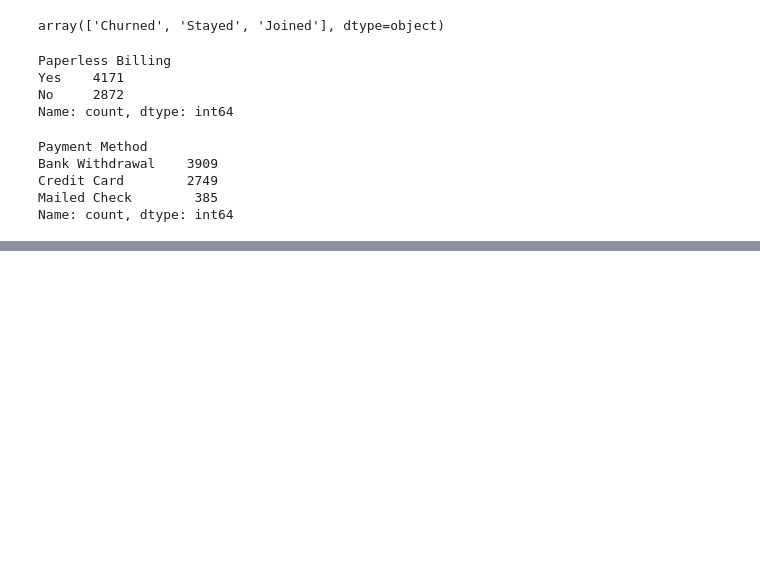
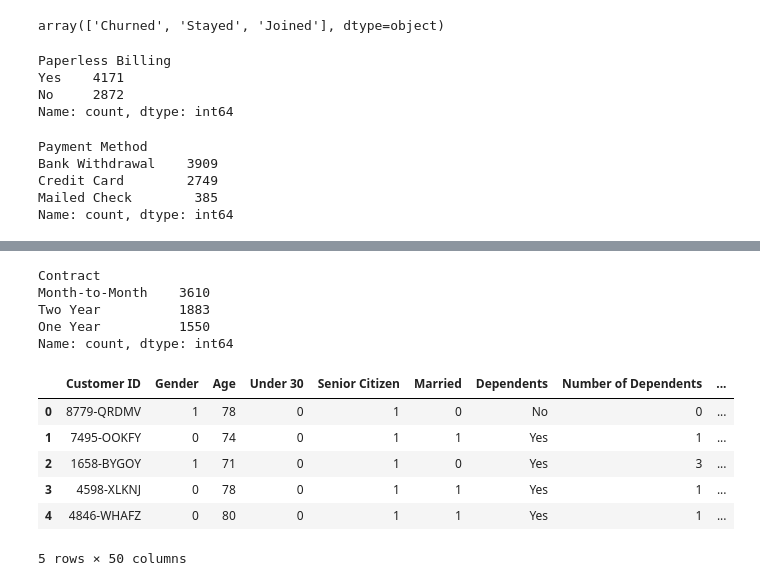
Before and after one commit to SaurabhLokhande2408/customer_churn_engine, a Jupyter notebook: dataset/eda.ipynb, the cells around one changed output, grey strips where cells are left out. Drawn from its saved outputs; the diff is of its cells as text; code cells hidden in the pictures; blank space fills up the shorter version.

```diff
--- a/dataset/eda.ipynb
+++ b/dataset/eda.ipynb
@@ -332,0 +428,4 @@ sns.heatmap(df.corr(numeric_only=True),annot=True)
+# %%
+#now feature scaling and encoding
+from sklearn.preprocessing import StandardScaler, OneHotEncoder,LabelEncoder
+le=LabelEncoder()
@@ -332,0 +449,24 @@ sns.heatmap(df.corr(numeric_only=True),annot=True)
+# %%
+df[ 'Contract'].value_counts()
+# %% [output]
+Contract
+Month-to-Month    3610
+Two Year          1883
+One Year          1550
+Name: count, dtype: int64
+# %%
+columns_to_label_encode = ['Gender', 'Married','Internet Service','Online Security', 'Device Protection Plan', 'Paperless Billing','Under 30','Senior Citizen','Multiple Lines','Premium Tech Support','Streaming TV', 'Streaming Movies',
+       'Streaming Music', 'Unlimited Data','Churn Label','Online Backup']
+# %%
+for col in columns_to_label_encode:
+    df[col] = le.fit_transform(df[col])
+# %%
+df.head()
+# %% [output]
+|  | Customer ID | Gender | Age | Under 30 | Senior Citizen | Married | Dependents | Number of Dependents | ... |
+| 0 | 8779-QRDMV | 1 | 78 | 0 | 1 | 0 | No | 0 | ... |
+| 1 | 7495-OOKFY | 0 | 74 | 0 | 1 | 1 | Yes | 1 | ... |
+| 2 | 1658-BYGOY | 1 | 71 | 0 | 1 | 0 | Yes | 3 | ... |
+| 3 | 4598-XLKNJ | 0 | 78 | 0 | 1 | 1 | Yes | 1 | ... |
+| 4 | 4846-WHAFZ | 0 | 80 | 0 | 1 | 1 | Yes | 1 | ... |
+5 rows × 50 columns
```
Also changed, not shown: parts of 45 cells of this notebook.
